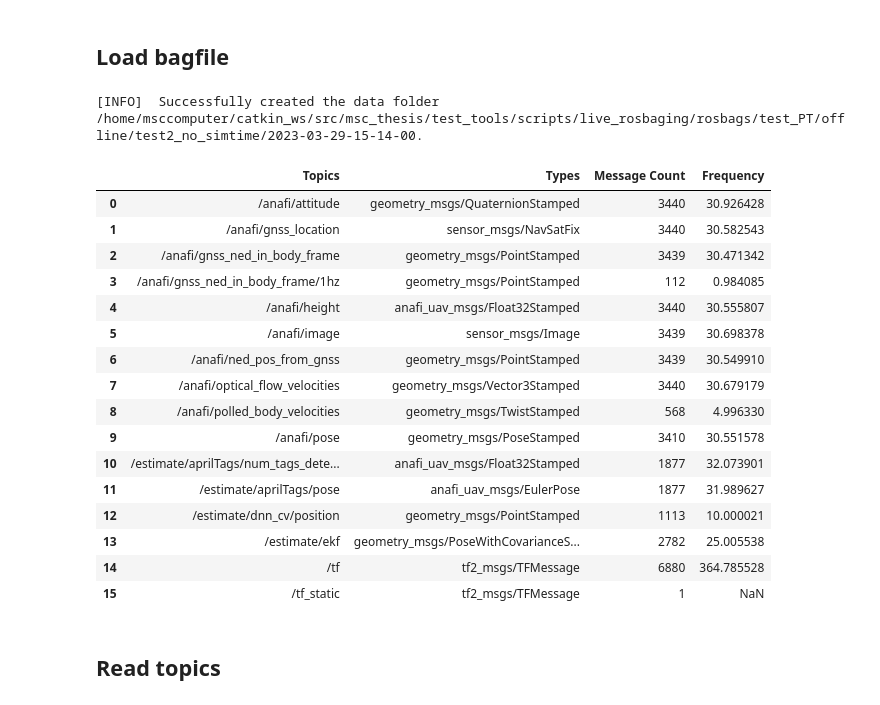
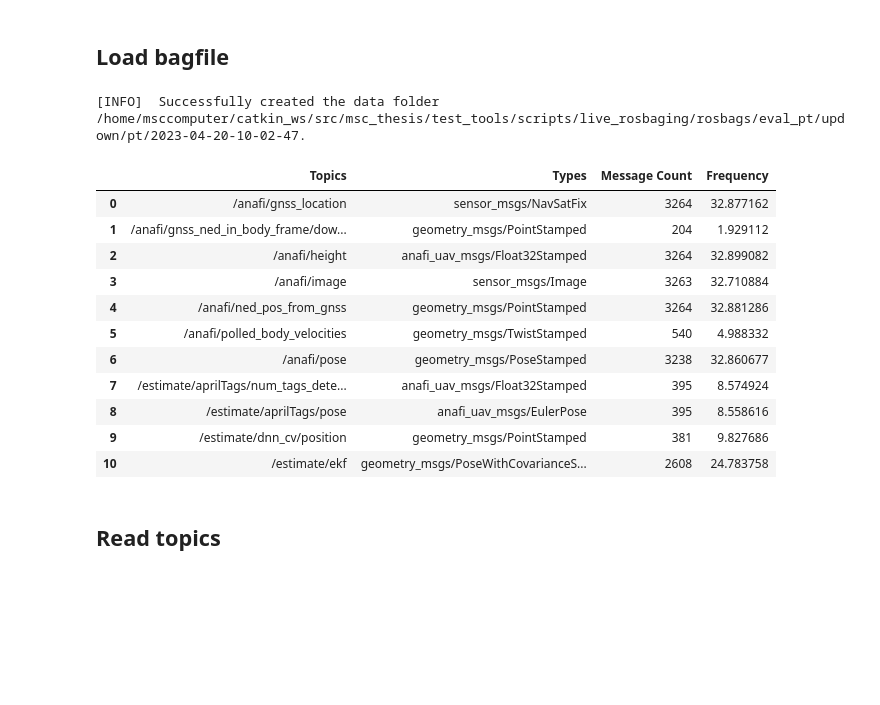
Before and after one commit to simenallum/msc_thesis, a Jupyter notebook: offline_utils/analysis_and_plotting/Platform_tracker/analyse_perception_FULL.ipynb, the cells around one changed output. Drawn from its saved outputs; the diff is of its cells as text; code cells hidden in the pictures; blank space fills up the shorter version.

```diff
--- a/offline_utils/analysis_and_plotting/Platform_tracker/analyse_perception_FULL.ipynb
+++ b/offline_utils/analysis_and_plotting/Platform_tracker/analyse_perception_FULL.ipynb
@@ -169,28 +169,23 @@ anafi_height_available = True
 # %% [markdown]
 ## Load bagfile
 # %%
-b = bagreader('/home/msccomputer/catkin_ws/src/msc_thesis/test_tools/scripts/live_rosbaging/rosbags/test_PT/offline/test2_no_simtime/2023-03-29-15-14-00.bag')
+b = bagreader('/home/msccomputer/catkin_ws/src/msc_thesis/test_tools/scripts/live_rosbaging/rosbags/eval_pt/updown/pt/2023-04-20-10-02-47.bag')
 
 b.topic_table
 # %% [output]
-[INFO]  Successfully created the data folder /home/msccomputer/catkin_ws/src/msc_thesis/test_tools/scripts/live_rosbaging/rosbags/test_PT/offline/test2_no_simtime/2023-03-29-15-14-00.
+[INFO]  Successfully created the data folder /home/msccomputer/catkin_ws/src/msc_thesis/test_tools/scripts/live_rosbaging/rosbags/eval_pt/updown/pt/2023-04-20-10-02-47.
 |  | Topics | Types | Message Count | Frequency |
-| 0 | /anafi/attitude | geometry_msgs/QuaternionStamped | 3440 | 30.926428 |
-| 1 | /anafi/gnss_location | sensor_msgs/NavSatFix | 3440 | 30.582543 |
-| 2 | /anafi/gnss_ned_in_body_frame | geometry_msgs/PointStamped | 3439 | 30.471342 |
-| 3 | /anafi/gnss_ned_in_body_frame/1hz | geometry_msgs/PointStamped | 112 | 0.984085 |
-| 4 | /anafi/height | anafi_uav_msgs/Float32Stamped | 3440 | 30.555807 |
-| 5 | /anafi/image | sensor_msgs/Image | 3439 | 30.698378 |
-| 6 | /anafi/ned_pos_from_gnss | geometry_msgs/PointStamped | 3439 | 30.549910 |
-| 7 | /anafi/optical_flow_velocities | geometry_msgs/Vector3Stamped | 3440 | 30.679179 |
-| 8 | /anafi/polled_body_velocities | geometry_msgs/TwistStamped | 568 | 4.996330 |
-| 9 | /anafi/pose | geometry_msgs/PoseStamped | 3410 | 30.551578 |
-| 10 | /estimate/aprilTags/num_tags_dete... | anafi_uav_msgs/Float32Stamped | 1877 | 32.073901 |
-| 11 | /estimate/aprilTags/pose | anafi_uav_msgs/EulerPose | 1877 | 31.989627 |
-| 12 | /estimate/dnn_cv/position | geometry_msgs/PointStamped | 1113 | 10.000021 |
-| 13 | /estimate/ekf | geometry_msgs/PoseWithCovarianceS... | 2782 | 25.005538 |
-| 14 | /tf | tf2_msgs/TFMessage | 6880 | 364.785528 |
-| 15 | /tf_static | tf2_msgs/TFMessage | 1 | NaN |
+| 0 | /anafi/gnss_location | sensor_msgs/NavSatFix | 3264 | 32.877162 |
+| 1 | /anafi/gnss_ned_in_body_frame/dow... | geometry_msgs/PointStamped | 204 | 1.929112 |
+| 2 | /anafi/height | anafi_uav_msgs/Float32Stamped | 3264 | 32.899082 |
+| 3 | /anafi/image | sensor_msgs/Image | 3263 | 32.710884 |
+| 4 | /anafi/ned_pos_from_gnss | geometry_msgs/PointStamped | 3264 | 32.881286 |
+| 5 | /anafi/polled_body_velocities | geometry_msgs/TwistStamped | 540 | 4.988332 |
+| 6 | /anafi/pose | geometry_msgs/PoseStamped | 3238 | 32.860677 |
+| 7 | /estimate/aprilTags/num_tags_dete... | anafi_uav_msgs/Float32Stamped | 395 | 8.574924 |
+| 8 | /estimate/aprilTags/pose | anafi_uav_msgs/EulerPose | 395 | 8.558616 |
+| 9 | /estimate/dnn_cv/position | geometry_msgs/PointStamped | 381 | 9.827686 |
+| 10 | /estimate/ekf | geometry_msgs/PoseWithCovarianceS... | 2608 | 24.783758 |
 # %% [markdown]
 ## Read topics
 # %%
```
Also changed, not shown: parts of 4 cells of this notebook, 9 other files.
